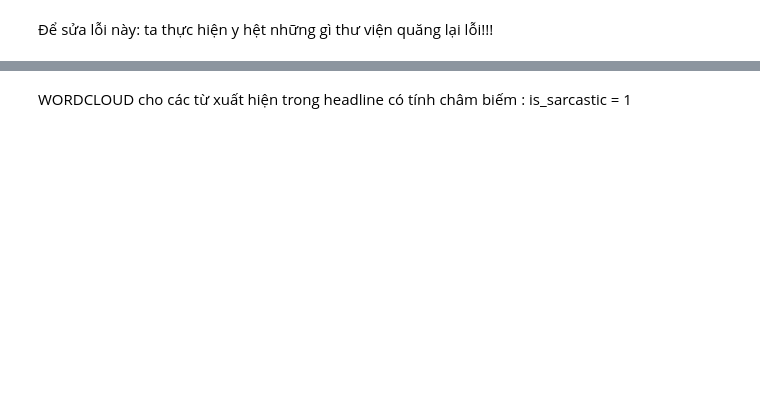
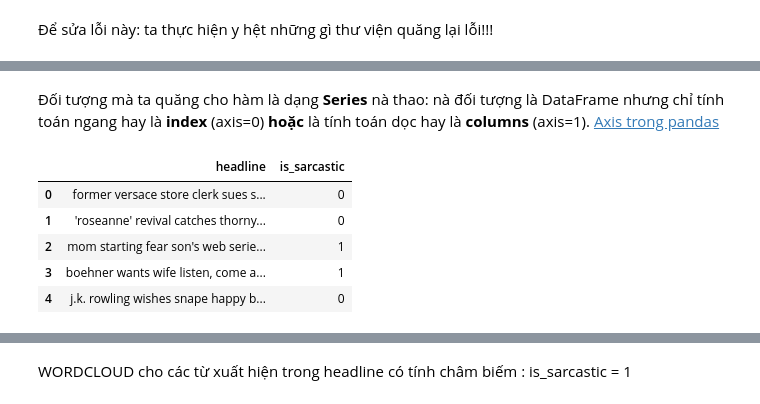
Before and after one commit to doanthuyennt/Sarcasm-Detection, a Jupyter notebook: Sarcasm_Detection.ipynb, the cells around one changed output, grey strips where cells are left out. Drawn from its saved outputs; the diff is of its cells as text; code cells hidden in the pictures; blank space fills up the shorter version.

```diff
--- a/Sarcasm_Detection.ipynb
+++ b/Sarcasm_Detection.ipynb
@@ -161,0 +301,3 @@ data_first['headline']=data_first['headline'].apply(denoise_text)
+# %% [markdown]
+Đối tượng mà ta quăng cho hàm là dạng **Series** nà thao: nà đối tượng là DataFrame nhưng chỉ tính toán ngang hay là **index** (axis=0) **hoặc** là tính toán dọc hay là **columns**  (axis=1).
+[Axis trong pandas](https://railsware.com/blog/python-for-machine-learning-pandas-axis-explained/#:~:text=A%20DataFrame%20object%20has%20two,it%20goes%20along%20rows%20direction.)
@@ -162,2 +310,9 @@ data_first['headline']=data_first['headline'].apply(denoise_text)
 # %%
-data_first
+data_first.head()
+# %% [output]
+|  | headline | is_sarcastic |
+| 0 | former versace store clerk sues s... | 0 |
+| 1 | 'roseanne' revival catches thorny... | 0 |
+| 2 | mom starting fear son's web serie... | 1 |
+| 3 | boehner wants wife listen, come a... | 1 |
+| 4 | j.k. rowling wishes snape happy b... | 0 |
```
Also changed, not shown: parts of 95 cells of this notebook.
